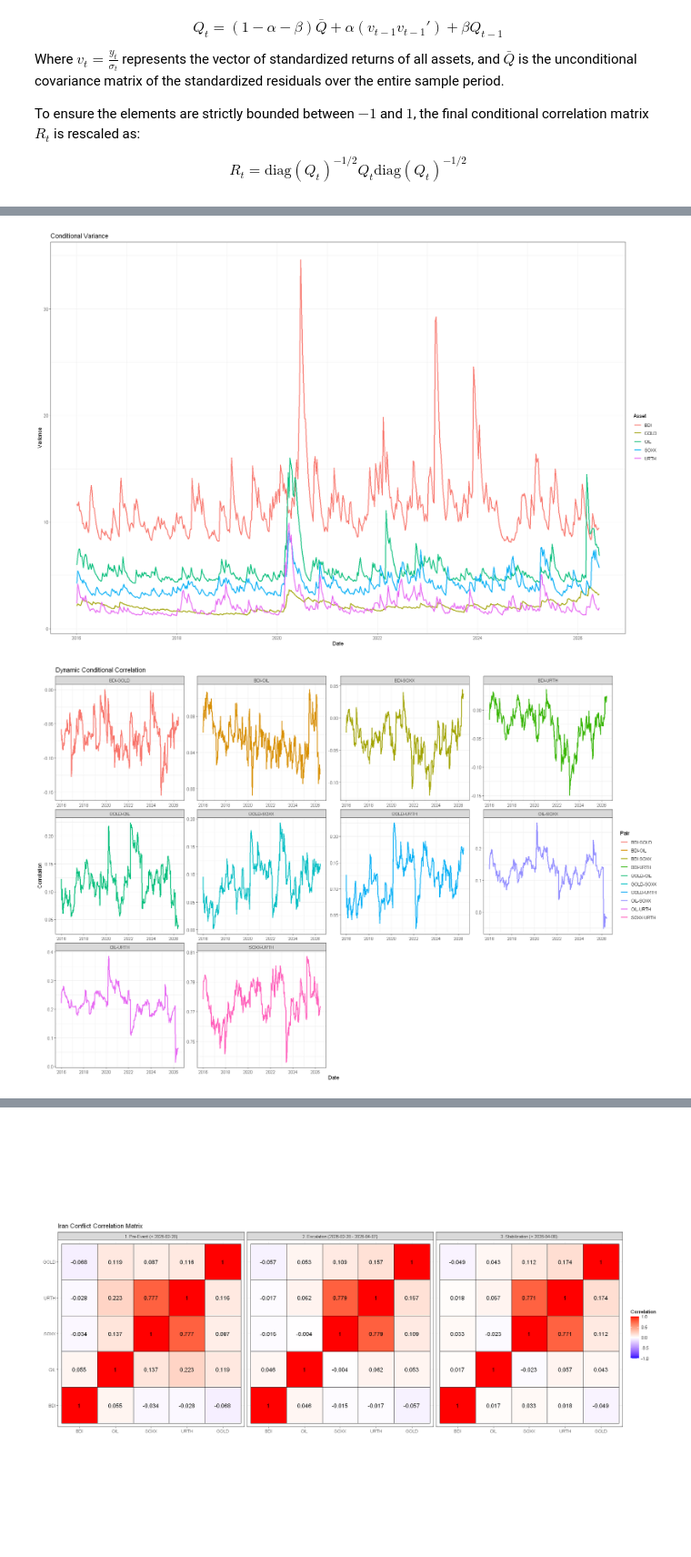
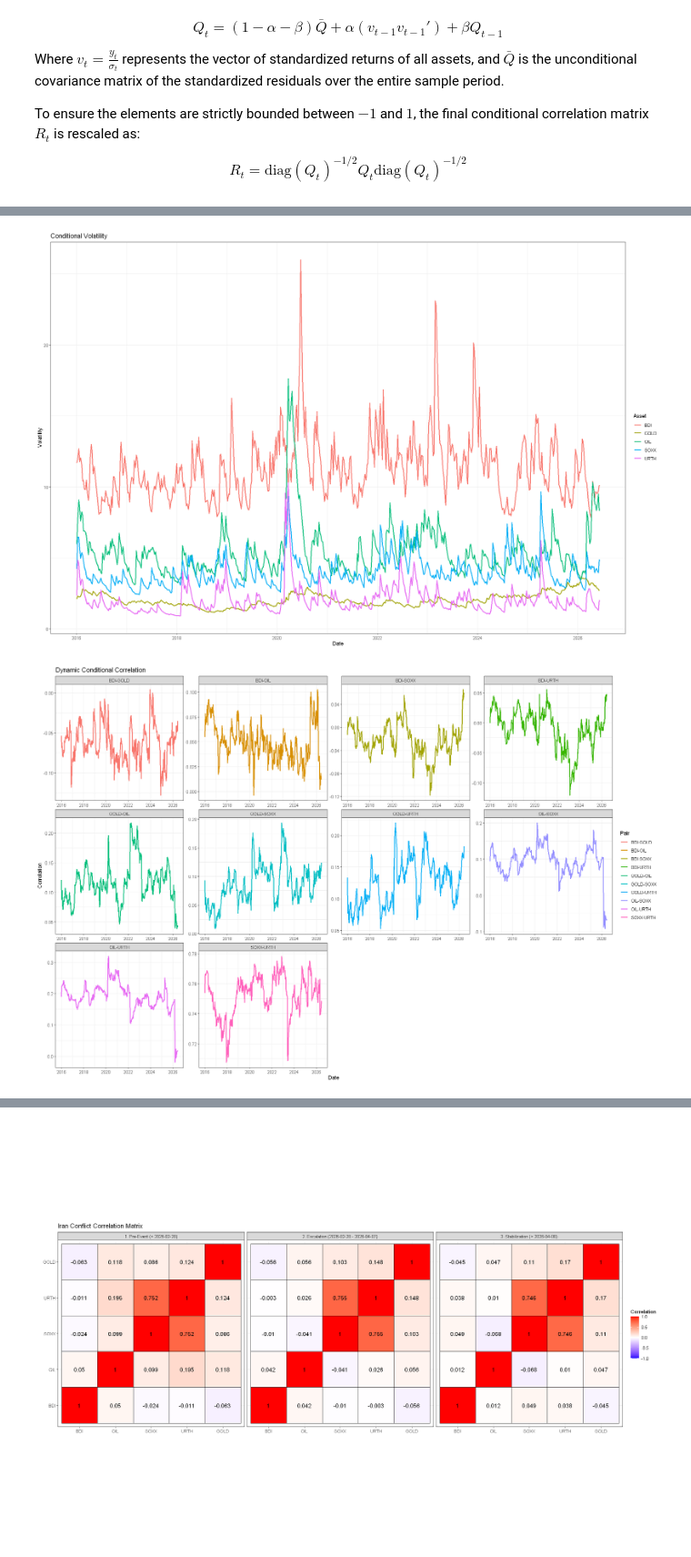
Before and after one commit to VAPopa7/dcc-modelling, a Jupyter notebook: main.ipynb, the cells around one changed output, grey strips where cells are left out. Shown at 91% size. Cells and saved outputs as stored; diff of their text form; code cells hidden in the pictures.

```diff
--- a/main.ipynb
+++ b/main.ipynb
@@ -53,8 +53,8 @@ my_garch <- function(returns_scaled){
     # Specify our GARCH model: how do individual variances behave?
     uspec <- ugarchspec(
         mean.model = list(armaOrder = c(0,0), include.mean = FALSE),
-        variance.model = list(model = "sGARCH"),
-        distribution.model = "norm")
+        variance.model = list(model = "eGARCH"),
+        distribution.model = "std")
 
     # Replicate the univariate GARCH model across all assets
     mspec <- multispec(replicate(ncol(returns_scaled), uspec))
@@ -119,20 +132,20 @@ corr_matrix <- my_dcc(returns_scaled, mspec, fitlist)
 # %%
 # Convert sigmas dataframe to "longer" dataframe
 sigmas$Date <- as.Date(rownames(sigmas))
 sigmas_long <- sigmas %>%
     pivot_longer(
         cols = -Date,
         names_to = "Asset",
         values_to = "Var_T"
     )
 
 # Time series plot of conditional variances
 ggplot(sigmas_long, aes(x = Date, y = Var_T, color = Asset)) +
-    labs(title = "Conditional Variance", x = "Date", y = "Variance") +
+    labs(title = "Conditional Volatility", x = "Date", y = "Volatility") +
     geom_line(size = 1) +
     theme_bw()
 # %% [output]
-[figure, old version]
+[figure, new version]
 # %%
 # Melt the correlation matrix
 melt_corr_matrix <- melt(corr_matrix)
@@ -153,7 +166,7 @@ ggplot(Rt_matrix, aes(x = Date, y = Corr_T, color = Pair)) +
     theme_bw() +
     facet_wrap(~ Pair, scales = "free")
 # %% [output]
-[figure, old version]
+[figure, new version]
 # %%
 # Slice melted correlation matrix by date windows
 pre_corr_matrix <- subset(melt_corr_matrix, as.character(Var3) < "2026-02-28")
```
Also changed, not shown: parts of 3 cells of this notebook, 3 other files.
